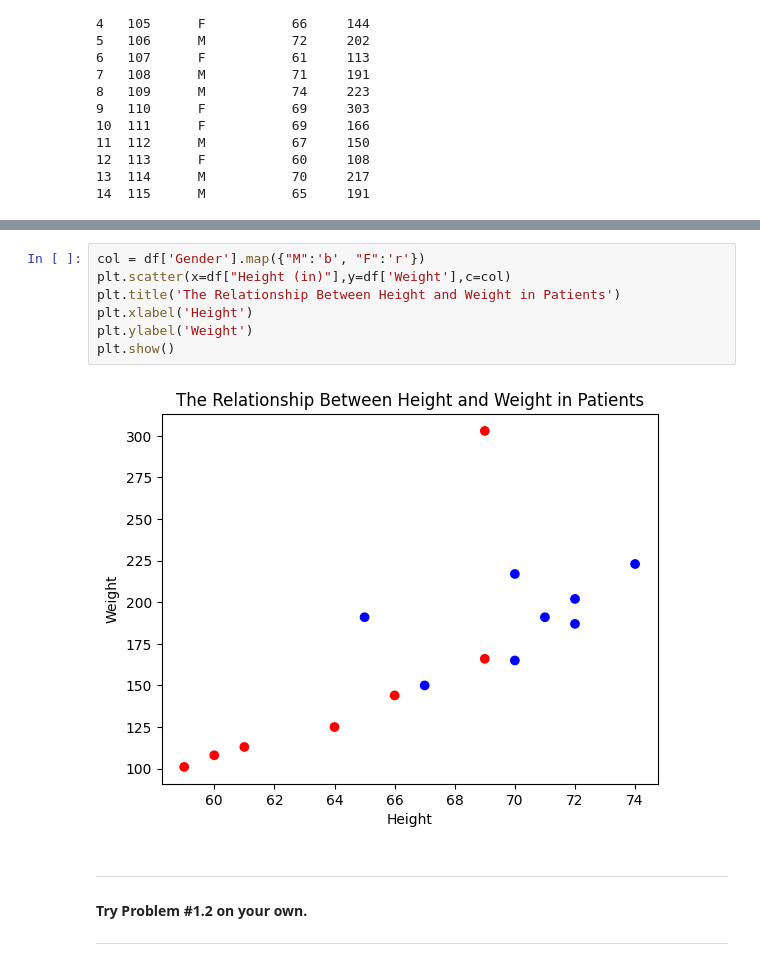
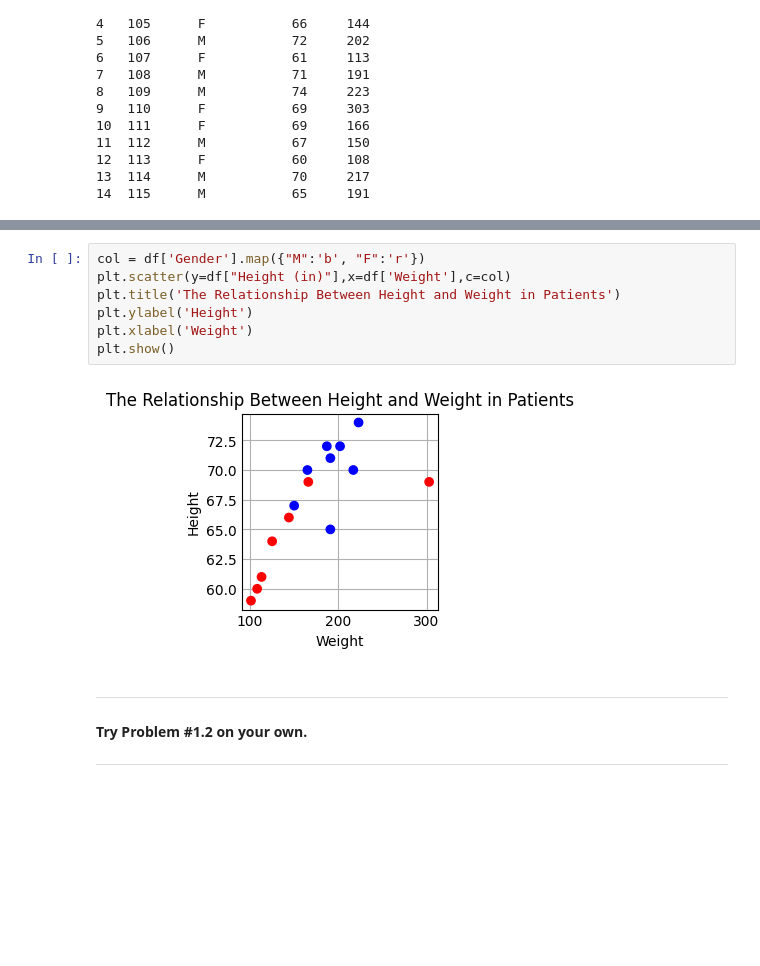
Before and after one commit to georgemck/07.08.24-AWS-Part-1-Week-1, a Jupyter notebook: AWS Part 1 Student Notebooks/ADVANCED/GMK TRAIN AWS PD Day 3 Lab Notebook ADVANCED [georgemck].ipynb, the cells around one changed output, grey strips where cells are left out. Saved outputs shown, nothing was run; the diff lists cells and outputs as text; blank space fills up the shorter version.

```diff
--- a/AWS Part 1 Student Notebooks/ADVANCED/GMK TRAIN AWS PD Day 3 Lab Notebook ADVANCED [georgemck].ipynb
+++ b/AWS Part 1 Student Notebooks/ADVANCED/GMK TRAIN AWS PD Day 3 Lab Notebook ADVANCED [georgemck].ipynb
@@ -171,12 +171,12 @@ plt.show()
 # %%
 col = df['Gender'].map({"M":'b', "F":'r'})
-plt.scatter(x=df["Height (in)"],y=df['Weight'],c=col)
+plt.scatter(y=df["Height (in)"],x=df['Weight'],c=col)
 plt.title('The Relationship Between Height and Weight in Patients')
-plt.xlabel('Height')
-plt.ylabel('Weight')
+plt.ylabel('Height')
+plt.xlabel('Weight')
 plt.show()
 # %% [output]
-[figure, old version]
+[figure, new version]
 # %% [markdown]
 ---
 #### **Try Problem #1.2 on your own.**
```
Also changed, not shown: parts of 35 cells of this notebook.
